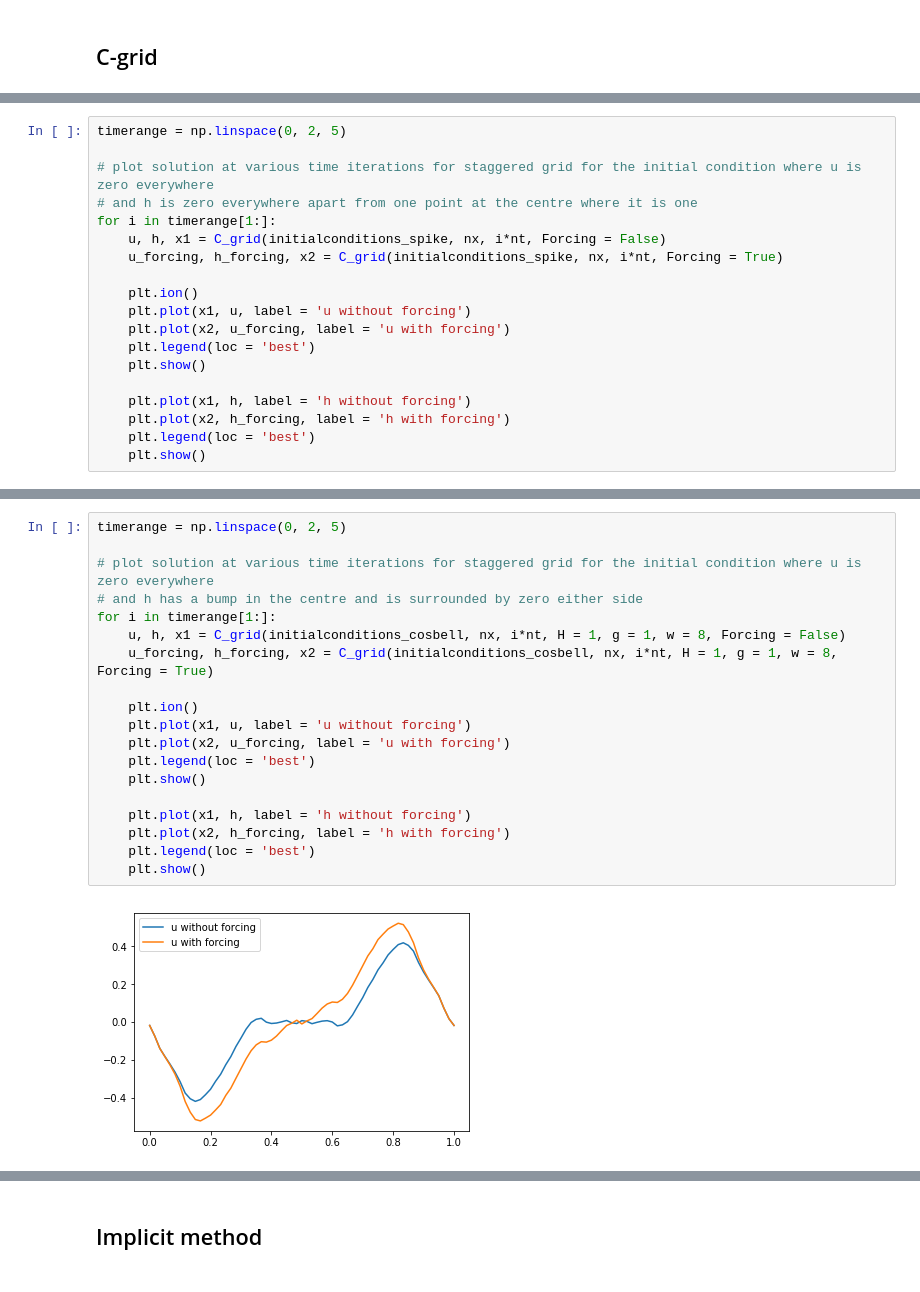
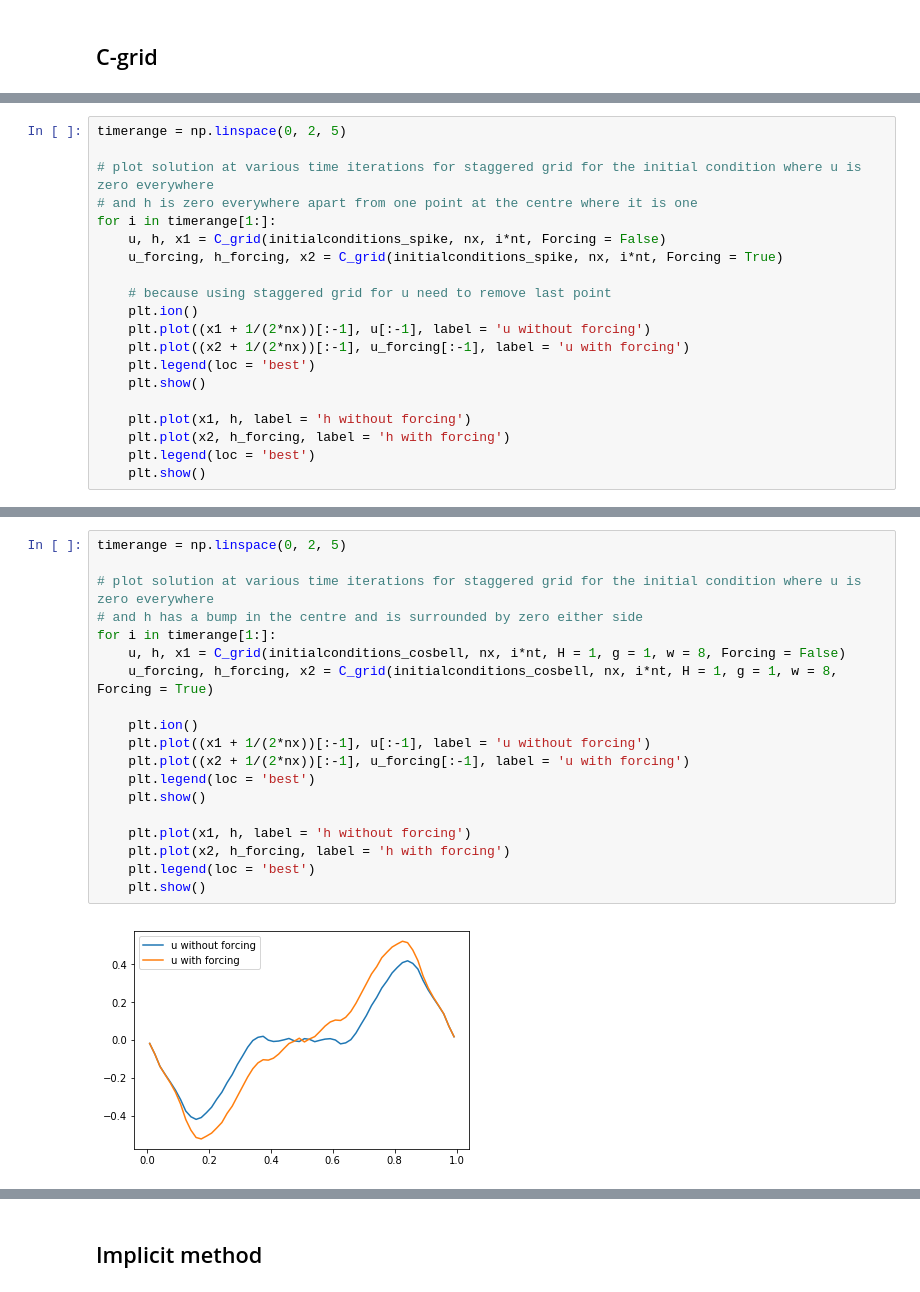
Before and after one commit to mc4117/Mariana-Numerical-assignment, a Jupyter notebook: Shallow water equations (both initial conditions).ipynb, the cells around one changed output, grey strips where cells are left out. Saved outputs shown, nothing was run; the diff lists cells and outputs as text.

```diff
--- a/Shallow water equations (both initial conditions).ipynb
+++ b/Shallow water equations (both initial conditions).ipynb
@@ -301,9 +302,10 @@ for i in timerange[1:]:
     u, h, x1 = C_grid(initialconditions_spike, nx, i*nt, Forcing = False)
     u_forcing, h_forcing, x2 = C_grid(initialconditions_spike, nx, i*nt, Forcing = True)
 
+    # because using staggered grid for u need to remove last point
     plt.ion()
-    plt.plot(x1, u, label = 'u without forcing')
-    plt.plot(x2, u_forcing, label = 'u with forcing')
+    plt.plot((x1 + 1/(2*nx))[:-1], u[:-1], label = 'u without forcing')
+    plt.plot((x2 + 1/(2*nx))[:-1], u_forcing[:-1], label = 'u with forcing')
     plt.legend(loc = 'best')
     plt.show()
 
@@ -323,22 +325,22 @@ for i in timerange[1:]:
 # %%
 timerange = np.linspace(0, 2, 5)
 
 # plot solution at various time iterations for staggered grid for the initial condition where u is zero everywhere
 # and h has a bump in the centre and is surrounded by zero either side
 for i in timerange[1:]:
     u, h, x1 = C_grid(initialconditions_cosbell, nx, i*nt, H = 1, g = 1, w = 8, Forcing = False)
     u_forcing, h_forcing, x2 = C_grid(initialconditions_cosbell, nx, i*nt, H = 1, g = 1, w = 8, Forcing = True)
 
     plt.ion()
-    plt.plot(x1, u, label = 'u without forcing')
-    plt.plot(x2, u_forcing, label = 'u with forcing')
+    plt.plot((x1 + 1/(2*nx))[:-1], u[:-1], label = 'u without forcing')
+    plt.plot((x2 + 1/(2*nx))[:-1], u_forcing[:-1], label = 'u with forcing')
     plt.legend(loc = 'best')
     plt.show()
 
     plt.plot(x1, h, label = 'h without forcing')
     plt.plot(x2, h_forcing, label = 'h with forcing')
     plt.legend(loc = 'best')
     plt.show()
 # %% [output]
-[figure, old version]
+[figure, new version]
 [figure]
```
Also changed, not shown: parts of 5 cells of this notebook, 2 other files.
